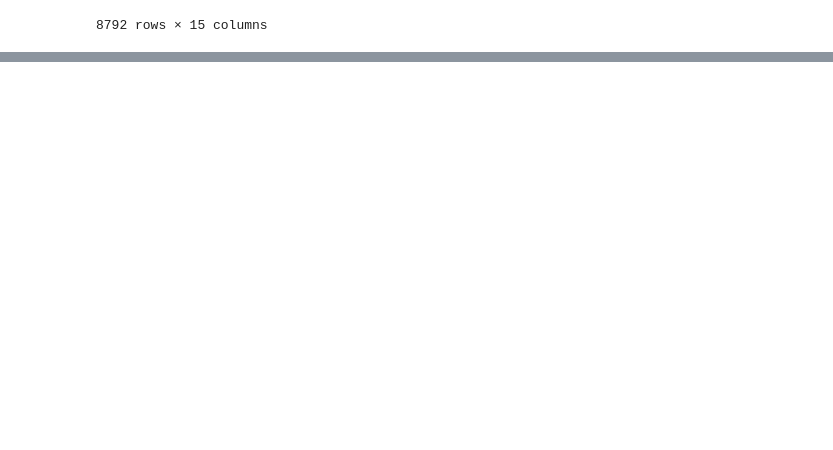
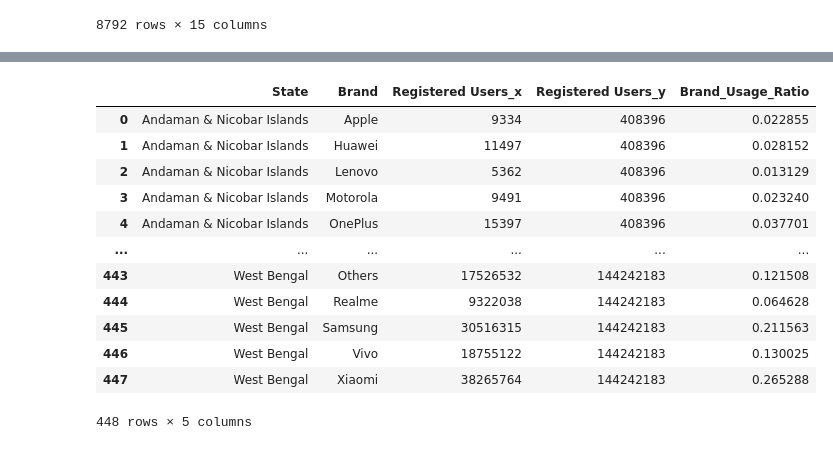
Before and after one commit to Shyam1327/PhonePe_Case_Study_Analysis, a Jupyter notebook: PhonePe.ipynb, the cells around one changed output, grey strips where cells are left out. Drawn from its saved outputs; the diff is of its cells as text; code cells hidden in the pictures; blank space fills up the shorter version.

```diff
--- a/PhonePe.ipynb
+++ b/PhonePe.ipynb
@@ -1336,0 +1601,17 @@ The correlation between population density and transaction volume:
+# %%
+brand_users['Brand_Usage_Ratio']=brand_users['Registered Users_x']/brand_users['Registered Users_y']
+brand_users
+# %% [output]
+|  | State | Brand | Registered Users_x | Registered Users_y | Brand_Usage_Ratio |
+| 0 | Andaman & Nicobar Islands | Apple | 9334 | 408396 | 0.022855 |
+| 1 | Andaman & Nicobar Islands | Huawei | 11497 | 408396 | 0.028152 |
+| 2 | Andaman & Nicobar Islands | Lenovo | 5362 | 408396 | 0.013129 |
+| 3 | Andaman & Nicobar Islands | Motorola | 9491 | 408396 | 0.023240 |
+| 4 | Andaman & Nicobar Islands | OnePlus | 15397 | 408396 | 0.037701 |
+| ... | ... | ... | ... | ... | ... |
+| 443 | West Bengal | Others | 17526532 | 144242183 | 0.121508 |
+| 444 | West Bengal | Realme | 9322038 | 144242183 | 0.064628 |
+| 445 | West Bengal | Samsung | 30516315 | 144242183 | 0.211563 |
+| 446 | West Bengal | Vivo | 18755122 | 144242183 | 0.130025 |
+| 447 | West Bengal | Xiaomi | 38265764 | 144242183 | 0.265288 |
+448 rows × 5 columns
```
Also changed, not shown: parts of 18 cells of this notebook.
